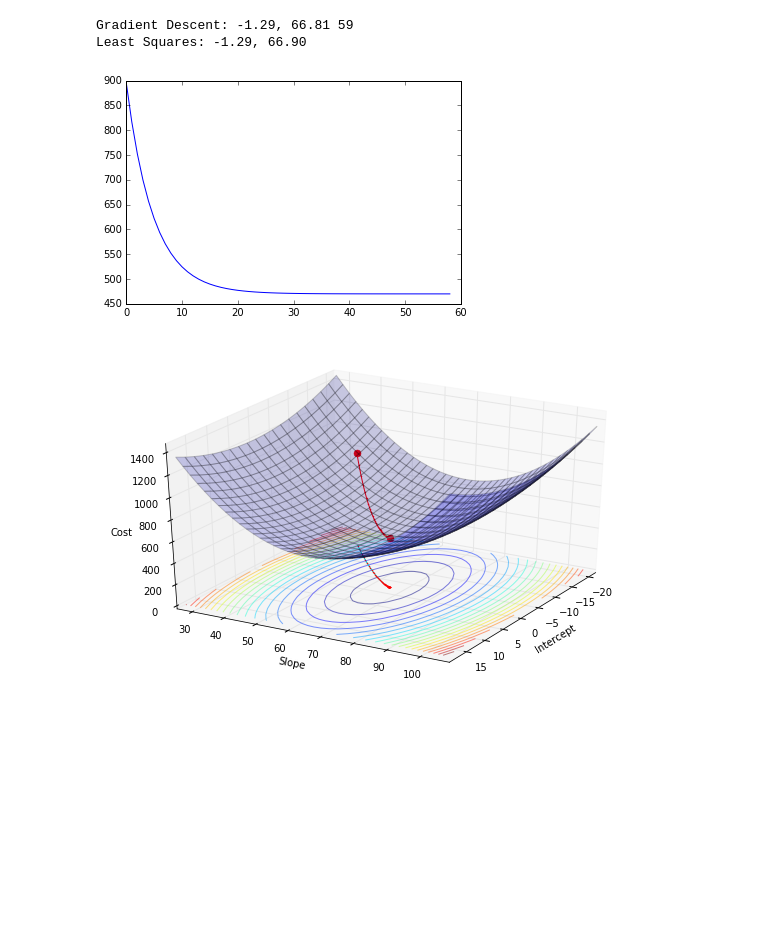
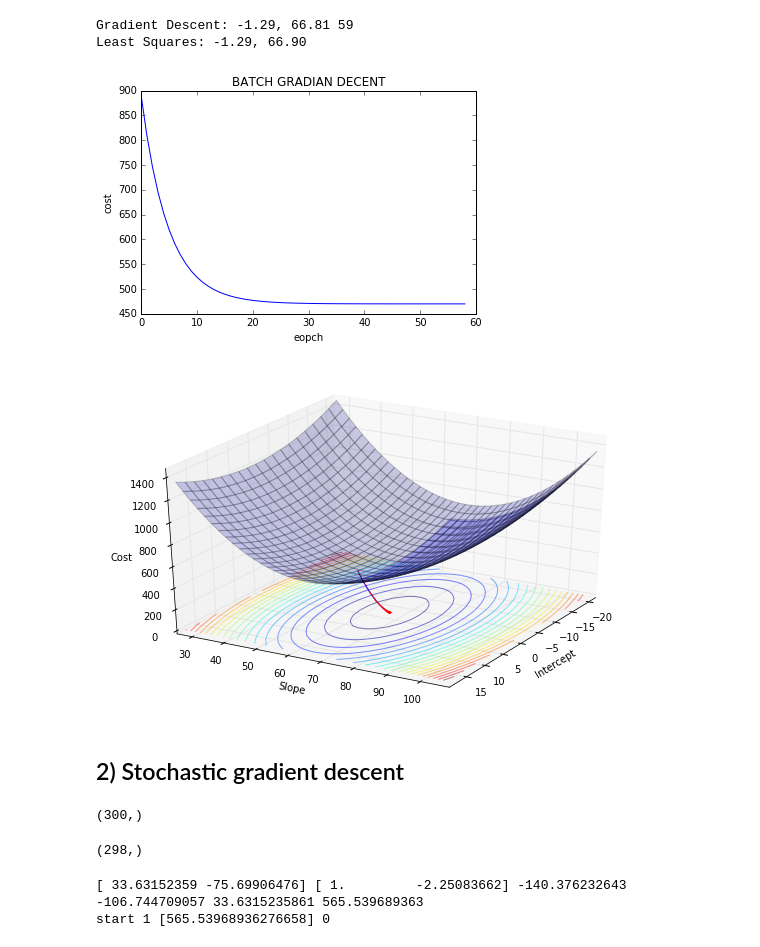
Before and after one commit to yennanliu/analysis, a Jupyter notebook: ML_/ML_Basic_Gradian_Decent.ipynb, the cells around one changed output. Saved outputs shown, nothing was run; the diff lists cells and outputs as text; code cells hidden in the pictures; blank space fills up the shorter version.

```diff
--- a/ML_/ML_Basic_Gradian_Decent.ipynb
+++ b/ML_/ML_Basic_Gradian_Decent.ipynb
@@ -165,7 +164,7 @@ for i in range(loop):
 """
 
 
-def gradient_descent(x, y, theta_init, step=0.001, maxsteps=0, precision=0.001, ):
+def batch_gradient_descent(x, y, theta_init, step=0.001, maxsteps=0, precision=0.001, ):
     costs = []   # value of lost function
     history = [] # to store all thetas
     preds = []   # prediction
@@ -207,7 +206,7 @@ def gradient_descent(x, y, theta_init, step=0.001, maxsteps=0, precision=0.001,
 # %%
 xaug = np.c_[np.ones(x.shape[0]), x]
 theta_i = [-15, 40] + np.random.rand(2)
-history, cost, preds, iters = gradient_descent(xaug, y, theta_i, step=0.1)
+history, cost, preds, iters = batch_gradient_descent(xaug, y, theta_i, step=0.1)
 theta = history[-1]
 print("Gradient Descent: {:.2f}, {:.2f} {:d}".format(theta[0], theta[1], iters))
 print("Least Squares: {:.2f}, {:.2f}".format(intercept, slope))
@@ -218,9 +217,12 @@ Least Squares: -1.29, 66.90
 #plt.plot(history)
 #history
 # %%
+plt.xlabel('eopch')
+plt.ylabel('cost')
+plt.title('BATCH GRADIAN DECENT')
 plt.plot(range(len(cost)), cost);
 # %% [output]
-[figure, old version]
+[figure, new version]
 # %%
 # fitting process  in 2D
 # dev
@@ -230,6 +232,16 @@ plt.plot(range(len(cost)), cost);
 ms = np.linspace(theta[0] - 20 , theta[0] + 20, 20)
 bs = np.linspace(theta[1] - 40 , theta[1] + 40, 40)
 
-plot_gradian_decent_3D(ms,bs,xaug, y, theta)
+plot_gradian_decent_3D_(ms,bs,history,cost)
 # %% [output]
-[figure, old version]
+[figure, new version]
+# %% [markdown]
+## 2) Stochastic gradient descent
+# %%
+shape(x)
+# %% [output]
+(300,)
+# %%
+shape(x[2:])
+# %% [output]
+(298,)
@@ -235,0 +321,5 @@ plot_gradian_decent_3D(ms,bs,xaug, y, theta)
+# %%
+history2, cost2, preds2, grads2, iters2, epoch2 = sgd(xaug, y, theta_i, maxsteps=5000, step=0.01)
+# %% [output]
+[ 33.63152359 -75.69906476] [ 1.         -2.25083662] -140.376232643 -106.744709057 33.6315235861 565.539689363
+start 1 [565.53968936276658] 0
```
Also changed, not shown: parts of 6 cells of this notebook.
